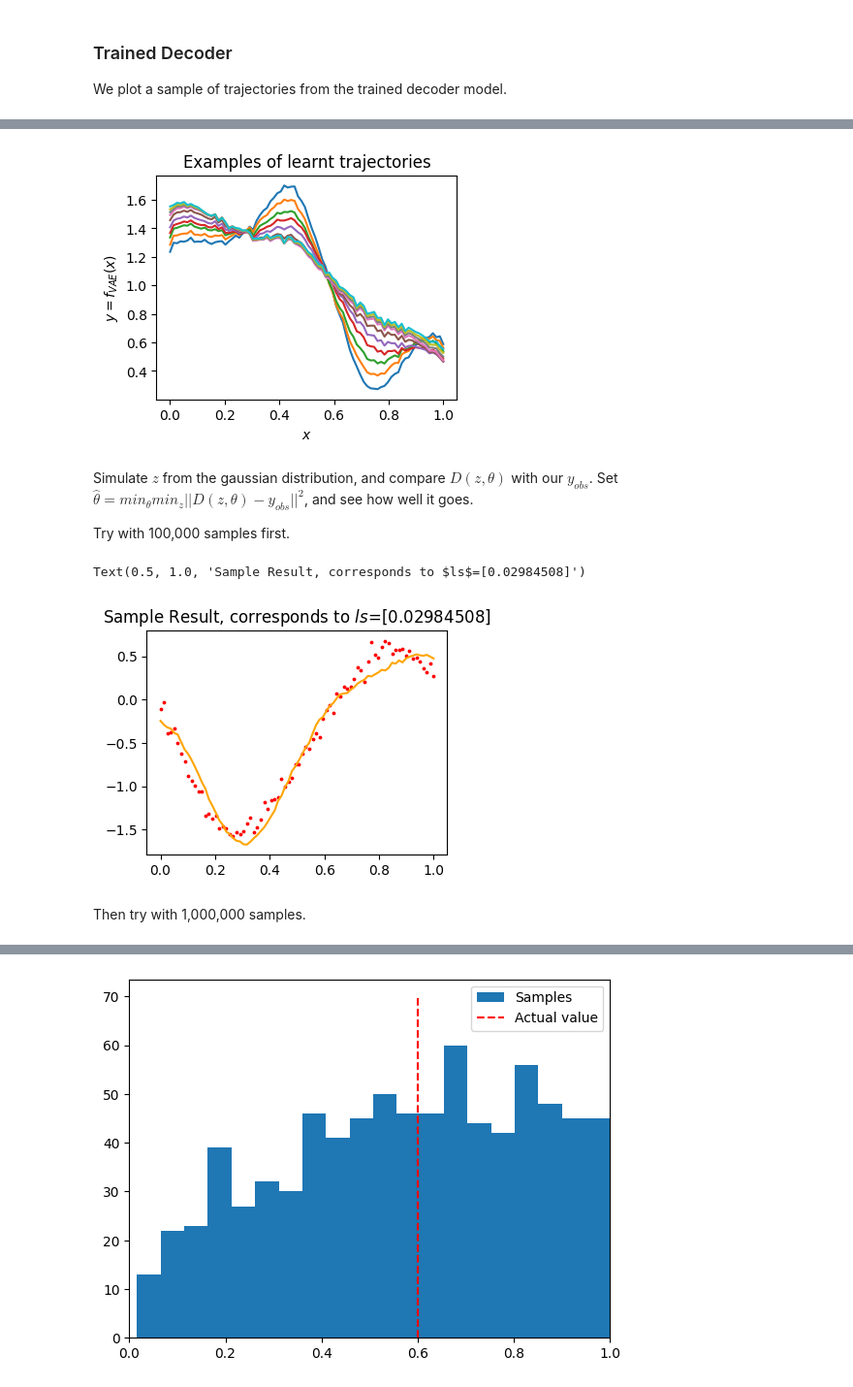
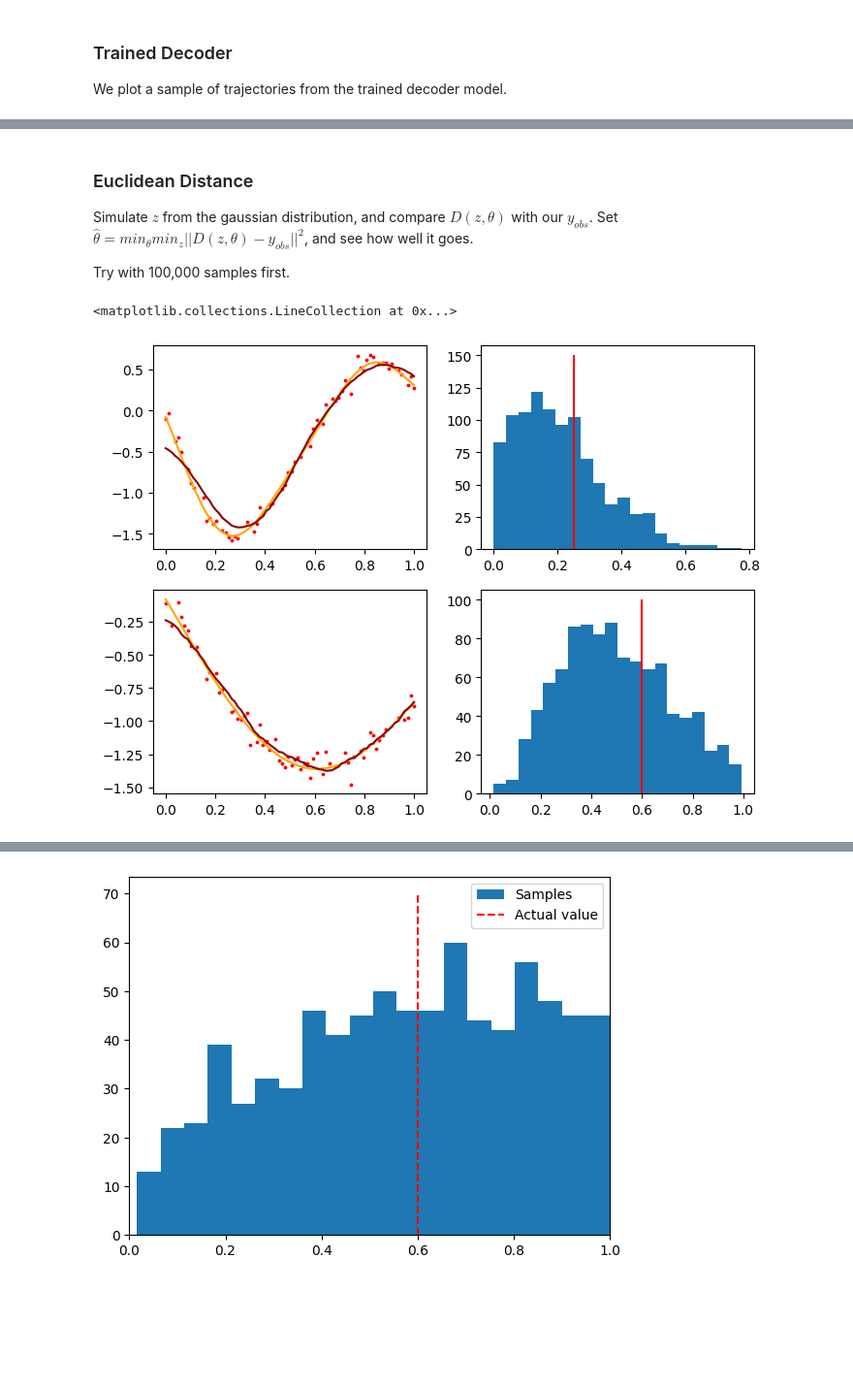
Before and after one commit to hltlovespeach/PINTS_priorCVAE, a Jupyter notebook: Ex_GP.ipynb, the cells around one changed output, grey strips where cells are left out. Shown: that part at 97% size. Cells and saved outputs as stored; diff of their text form; code cells hidden in the pictures; blank space fills up the shorter version.

```diff
--- a/Ex_GP.ipynb
+++ b/Ex_GP.ipynb
@@ -240,42 +199,53 @@ out = decoder.apply({'params': decoder_params}, z_c)
-# %%
-fig, ax = plt.subplots(figsize=(4,3))
-for i in range(10):
-    ax.plot(sample_x_train[0], out[i,:])
-ax.set_xlabel('$x$')
-ax.set_ylabel('$y=f_{VAE}(x)$')
-ax.set_title('Examples of learnt trajectories')
-
-plt.show()
-# %% [output]
-[figure, removed]
 # %% [markdown]
+### Euclidean Distance
 Simulate $z$ from the gaussian distribution, and compare $D(z,\theta)$ with our $y_{obs}$. Set $\hat{\theta} = min_{\theta} min_{z} ||D(z,\theta)-y_{obs}||^{2}$, and see how well it goes.
 
 Try with 100,000 samples first.
 # %%
 key = jax.random.PRNGKey(rnd.randint(0, 9999))
 rng, z_rng, init_rng = random.split(key, 3)
-z = random.normal(z_rng, (100000, latent_dim))
+z = random.normal(z_rng, (3000000, latent_dim))
 
 decoder = MLPDecoder(hidden_dim, out_dim)
-sample_ls = random.uniform(init_rng, (100000,1))
+sample_ls = random.uniform(init_rng, (3000000,1))
 c = sample_ls * jnp.ones((z.shape[0], 1))
 z_c = jnp.concatenate([z, c], axis=-1)
 out = decoder.apply({'params': decoder_params}, z_c)
 # %%
 def distance(x):
-    dist = np.sum(np.square(x))[..., None] + np.sum(np.square(y_obs))[..., None] - 2 * np.dot(x,y_obs)
-    # dist = np.linalg.norm(x-y_obs)
+    dist = np.sum(np.square(x[obs_idx_25]))[..., None] + np.sum(np.square(y_obs_25))[..., None] - 2 * np.dot(x[obs_idx_25],y_obs_25)
     return dist
+def distance_6(x):
+    dist = np.sum(np.square(x[obs_idx_6]))[..., None] + np.sum(np.square(y_obs_6))[..., None] - 2 * np.dot(x[obs_idx_6],y_obs_6)
+    return dist
+# %%
+A = np.apply_along_axis(distance, 1, out).reshape(1,3000000)
+idx = np.argpartition(A,1000)
+# %%
+B = np.apply_along_axis(distance_6, 1, out).reshape(1,3000000)
+idx_6 = np.argpartition(B,1000)
 # %%
-a = np.argmin(np.apply_along_axis(distance, 1, out))
+curve_25 = jnp.mean(out[idx[0][:1000],:],axis=0)
+curve_6 = jnp.mean(out[idx_6[0][:1000],:],axis=0)
 
-plt.figure(figsize=(4,3))
-plt.scatter(times, y_obs, color="red", label="observed data", s=3)
-plt.plot(times, out[a,:], color="orange")
-plt.title('Sample Result, corresponds to $ls$=' + str(sample_ls[a]))
+fig, axs = plt.subplots(2,2, figsize=(8,6))
+
+axs[0,0].scatter(x_obs_25, y_obs_25, color="red", label="observed data", s=3)
+axs[0,0].plot(times, gp_draw_25, label="ground truth", color="orange")
+axs[0,0].plot(times, curve_25, color="darkred")
+
+axs[0,1].hist(np.array(sample_ls[idx[0][:1000]]), 20)
+axs[0,1].vlines(x=0.25, ymin=0, ymax=150, label='Actual value', color='red')
+
+
+axs[1,0].scatter(x_obs_6, y_obs_6, color="red", label="observed data", s=3)
+axs[1,0].plot(times, gp_draw_6, label="ground truth", color="orange")
+axs[1,0].plot(times, curve_6, color="darkred")
+
+axs[1,1].hist(np.array(sample_ls[idx_6[0][:1000]]), 20)
+axs[1,1].vlines(x=0.6, ymin=0, ymax=100, label='Actual value', color='red')
+
+# plt.title('Sample Result, corresponds to $ls$=' + str(mode_value))
 # %% [output]
-Text(0.5, 1.0, 'Sample Result, corresponds to $ls$=[0.02984508]')
+<matplotlib.collections.LineCollection at 0x...>
-[figure, old version]
+[figure, new version]
-# %% [markdown]
-Then try with 1,000,000 samples.
```
Also changed, not shown: parts of 37 cells of this notebook, 1 other file.
